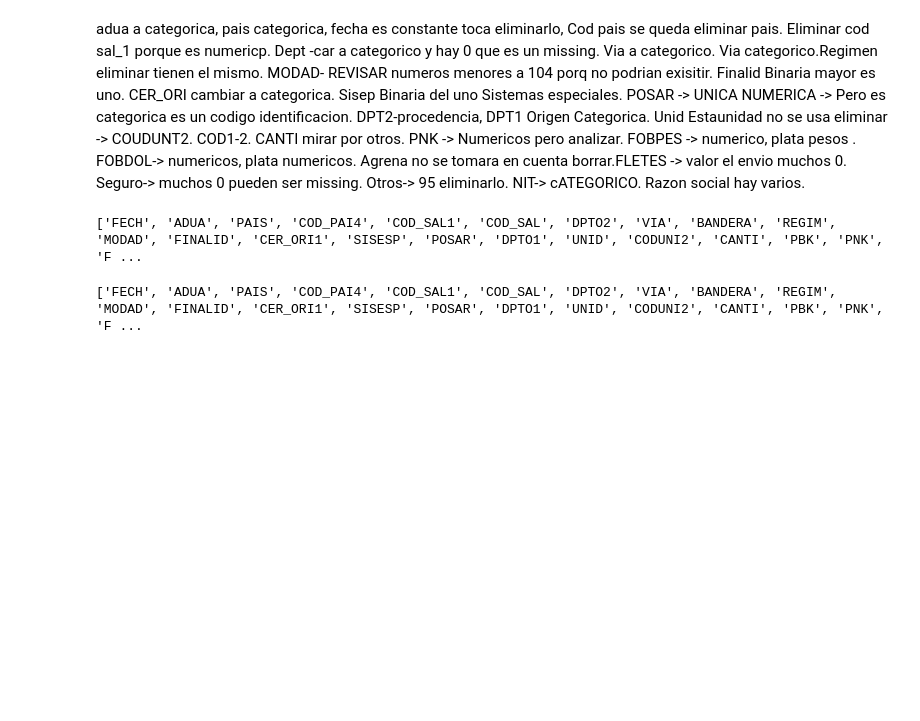
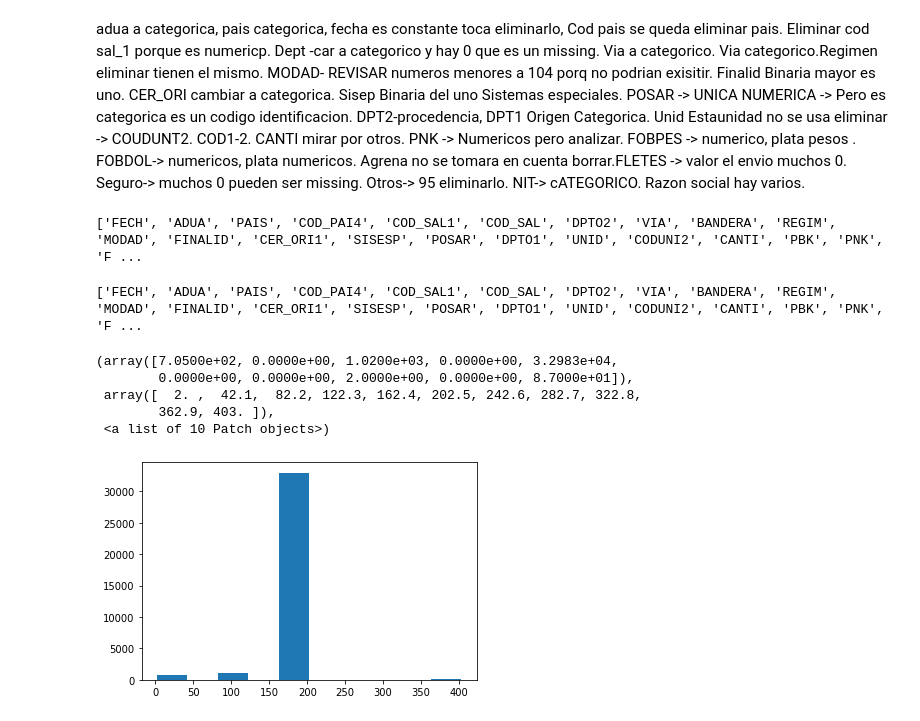
Before and after one commit to dgguarin20/CDA_Tree_CHAID, a Jupyter notebook: tareaAnova.ipynb, the cells around one changed output. Cells and saved outputs as stored; diff of their text form; code cells hidden in the pictures; blank space fills up the shorter version.

```diff
--- a/tareaAnova.ipynb
+++ b/tareaAnova.ipynb
@@ -61,3 +61,14 @@ data = df[['FECH', 'ADUA', 'COD_PAI4', 'COD_SAL1', 'DPTO2', 'VIA', 'BANDERA', 'M
 print(list(df))
 # %% [output]
 ['FECH', 'ADUA', 'PAIS', 'COD_PAI4', 'COD_SAL1', 'COD_SAL', 'DPTO2', 'VIA', 'BANDERA', 'REGIM', 'MODAD', 'FINALID', 'CER_ORI1', 'SISESP', 'POSAR', 'DPTO1', 'UNID', 'CODUNI2', 'CANTI', 'PBK', 'PNK', 'F ...
+# %%
+modad = df['MODAD']
+# %%
+plt.hist(modad)
+# %% [output]
+(array([7.0500e+02, 0.0000e+00, 1.0200e+03, 0.0000e+00, 3.2983e+04,
+        0.0000e+00, 0.0000e+00, 2.0000e+00, 0.0000e+00, 8.7000e+01]),
+ array([  2. ,  42.1,  82.2, 122.3, 162.4, 202.5, 242.6, 282.7, 322.8,
+        362.9, 403. ]),
+ <a list of 10 Patch objects>)
+[figure, added]
```
Also changed, not shown: parts of 1 cell of this notebook, 1 other file.
